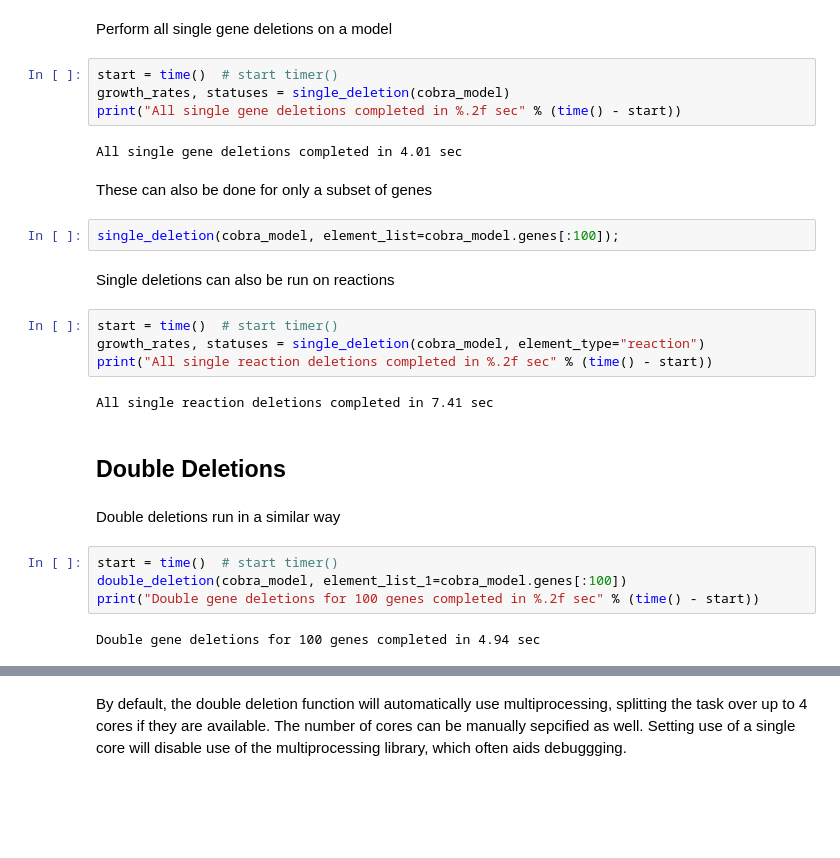
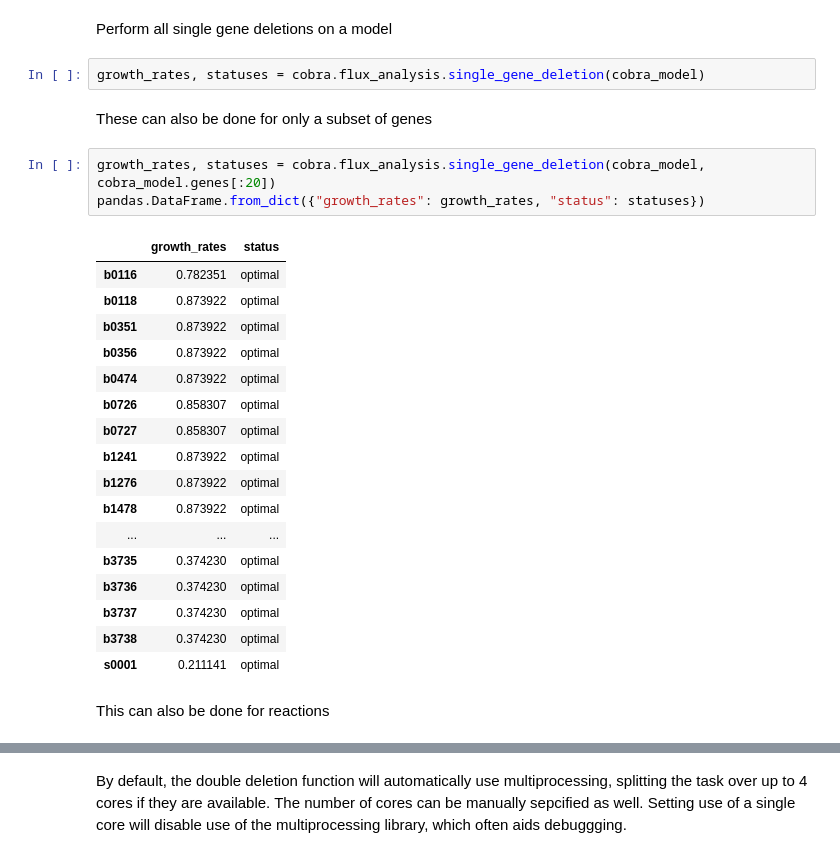
Before and after one commit to opencobra/cobrapy, a Jupyter notebook: documentation_builder/deletions.ipynb, the cells around one changed output, grey strips where cells are left out. Drawn from its saved outputs; the diff is of its cells as text; blank space fills up the shorter version.

```diff
--- a/documentation_builder/deletions.ipynb
+++ b/documentation_builder/deletions.ipynb
@@ -16,31 +12,30 @@ cobra_model = create_test_model(salmonella_pickle)
 ## Single Deletions
 # %% [markdown]
 Perform all single gene deletions on a model
-# %%
-start = time()  # start timer()
-growth_rates, statuses = single_deletion(cobra_model)
-print("All single gene deletions completed in %.2f sec" % (time() - start))
-# %% [output]
-All single gene deletions completed in 4.01 sec
+# %%
+growth_rates, statuses = cobra.flux_analysis.single_gene_deletion(cobra_model)
 # %% [markdown]
 These can also be done for only a subset of genes
-# %%
-single_deletion(cobra_model, element_list=cobra_model.genes[:100]);
+# %%
+growth_rates, statuses = cobra.flux_analysis.single_gene_deletion(cobra_model, cobra_model.genes[:20])
+pandas.DataFrame.from_dict({"growth_rates": growth_rates, "status": statuses})
+# %% [output]
+|  | growth_rates | status |
+| b0116 | 0.782351 | optimal |
+| b0118 | 0.873922 | optimal |
+| b0351 | 0.873922 | optimal |
+| b0356 | 0.873922 | optimal |
+| b0474 | 0.873922 | optimal |
+| b0726 | 0.858307 | optimal |
+| b0727 | 0.858307 | optimal |
+| b1241 | 0.873922 | optimal |
+| b1276 | 0.873922 | optimal |
+| b1478 | 0.873922 | optimal |
+| ... | ... | ... |
+| b3735 | 0.374230 | optimal |
+| b3736 | 0.374230 | optimal |
+| b3737 | 0.374230 | optimal |
+| b3738 | 0.374230 | optimal |
+| s0001 | 0.211141 | optimal |
 # %% [markdown]
-Single deletions can also be run on reactions
+This can also be done for reactions
-# %%
-start = time()  # start timer()
-growth_rates, statuses = single_deletion(cobra_model, element_type="reaction")
-print("All single reaction deletions completed in %.2f sec" % (time() - start))
-# %% [output]
-All single reaction deletions completed in 7.41 sec
-# %% [markdown]
-## Double Deletions
-# %% [markdown]
-Double deletions run in a similar way
-# %%
-start = time()  # start timer()
-double_deletion(cobra_model, element_list_1=cobra_model.genes[:100])
-print("Double gene deletions for 100 genes completed in %.2f sec" % (time() - start))
-# %% [output]
-Double gene deletions for 100 genes completed in 4.94 sec
```
Also changed, not shown: parts of 11 cells of this notebook, 59 other files.
